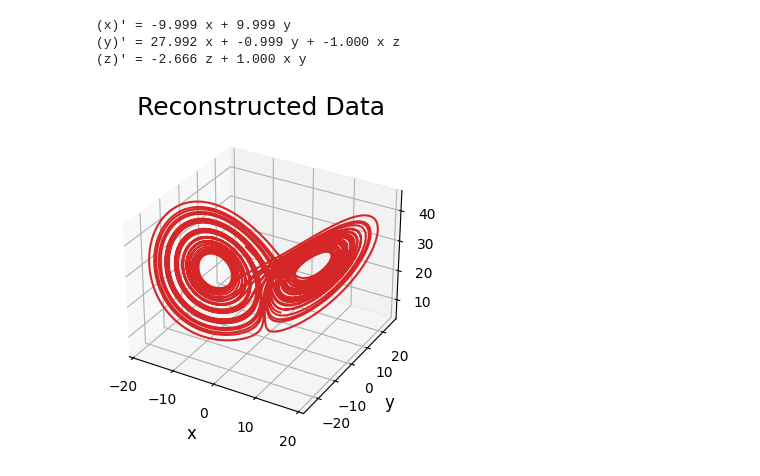
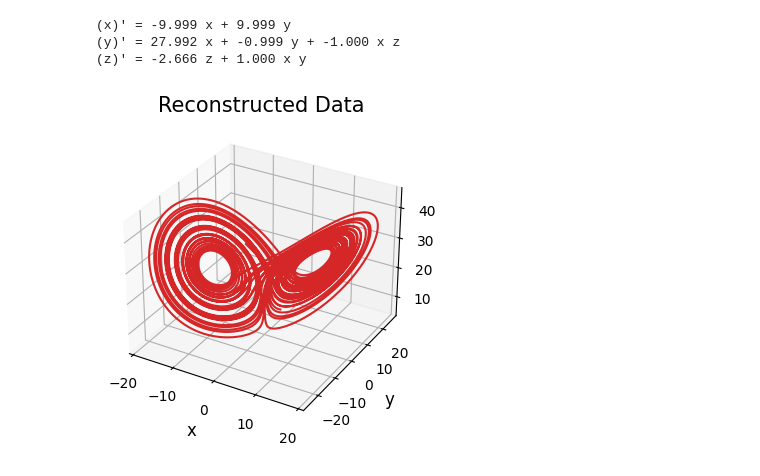
Before and after one commit to sichinaga/amath575_project, a Jupyter notebook: lorenz.ipynb, the cells around one changed output. Saved outputs shown, nothing was run; the diff lists cells and outputs as text; code cells hidden in the pictures.

```diff
--- a/lorenz.ipynb
+++ b/lorenz.ipynb
@@ -103,15 +104,15 @@ model.print()
 # %%
 # Compute reconstruction over longer time span.
 t_long = np.arange(0, 50, dt)
 X_recon = model.simulate(x0=X[:,0], t=t_long).T
 
 # Plot the reconstruction.
 ax = plt.figure(figsize=(4, 5), dpi=100).add_subplot(projection="3d")
 ax.plot(X_recon[0], X_recon[1], X_recon[2], c="tab:red")
-ax.set_title("Reconstructed Data", fontsize=18)
+ax.set_title("Reconstructed Data", fontsize=15)
 ax.set_xlabel("x", fontsize=12)
 ax.set_ylabel("y", fontsize=12)
 ax.set_zlabel("z", fontsize=12)
 plt.show()
 # %% [output]
-[figure, old version]
+[figure, new version]
```
Also changed, not shown: parts of 2 cells of this notebook.
